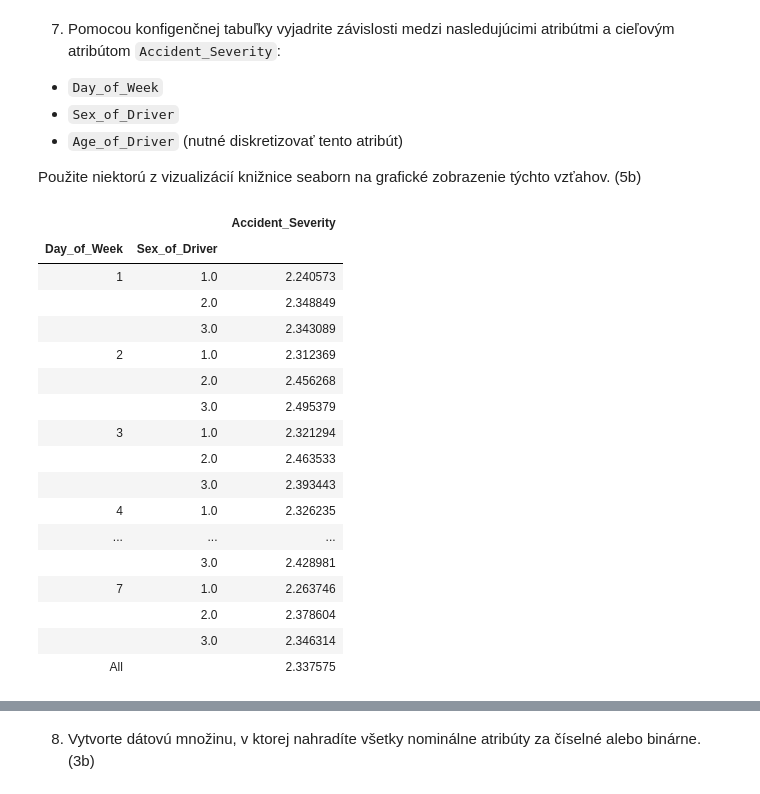
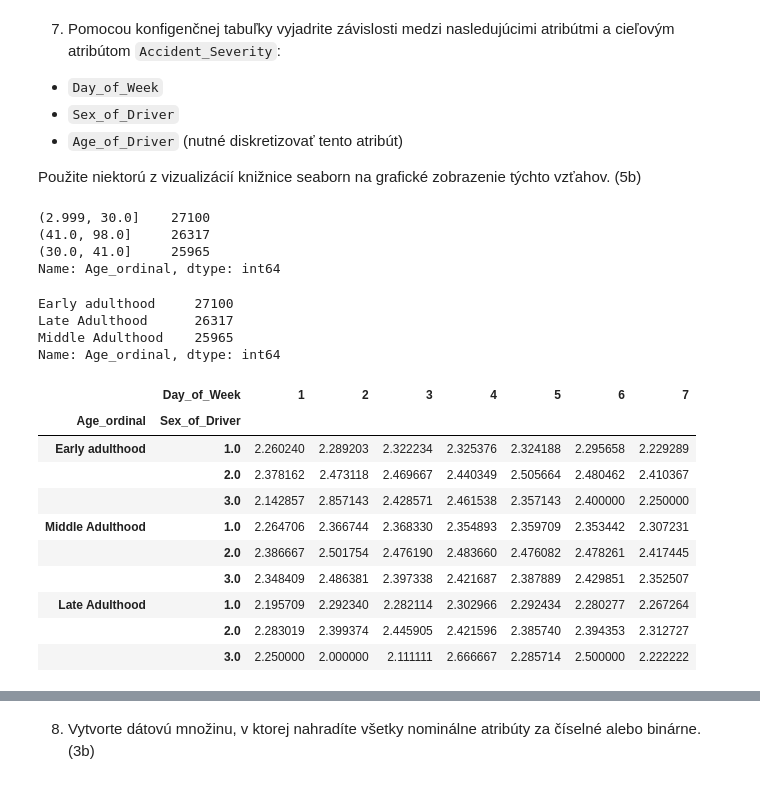
Before and after one commit to InuTao/moje_WDA, a Jupyter notebook: extra/zadanie/zadanie.ipynb, the cells around one changed output, grey strips where cells are left out. Cells and saved outputs as stored; diff of their text form; code cells hidden in the pictures.

```diff
--- a/extra/zadanie/zadanie.ipynb
+++ b/extra/zadanie/zadanie.ipynb
@@ -284,25 +303,34 @@ test["Vehicle_Type"].isna().sum()
 * `Age_of_Driver` (nutné diskretizovať tento atribút)
 
 Použite niektorú z vizualizácií knižnice seaborn na grafické zobrazenie týchto vzťahov. (5b)
-# %%
-ptable = pd.pivot_table(test, index=["Day_of_Week", "Sex_of_Driver"], values="Accident_Severity", margins = True)
-ptable
-# %% [output]
-|  |  | Accident_Severity |
-| Day_of_Week | Sex_of_Driver |  |
-| 1 | 1.0 | 2.240573 |
-|  | 2.0 | 2.348849 |
-|  | 3.0 | 2.343089 |
-| 2 | 1.0 | 2.312369 |
-|  | 2.0 | 2.456268 |
-|  | 3.0 | 2.495379 |
-| 3 | 1.0 | 2.321294 |
-|  | 2.0 | 2.463533 |
-|  | 3.0 | 2.393443 |
-| 4 | 1.0 | 2.326235 |
-| ... | ... | ... |
-|  | 3.0 | 2.428981 |
-| 7 | 1.0 | 2.263746 |
-|  | 2.0 | 2.378604 |
-|  | 3.0 | 2.346314 |
-| All |  | 2.337575 |
+# %%
+test["Age_ordinal"] = pd.qcut(test["Age_of_Driver"], 3)
+test["Age_ordinal"].value_counts()
+# %% [output]
+(2.999, 30.0]    27100
+(41.0, 98.0]     26317
+(30.0, 41.0]     25965
+Name: Age_ordinal, dtype: int64
+# %%
+test["Age_ordinal"] = pd.cut(test["Age_of_Driver"], bins=[0, 30, 41, 100], include_lowest=True, labels=["Early adulthood", "Middle Adulthood", "Late Adulthood"])
+test["Age_ordinal"].value_counts()
+# %% [output]
+Early adulthood     27100
+Late Adulthood      26317
+Middle Adulthood    25965
+Name: Age_ordinal, dtype: int64
+# %%
+pd.pivot_table(test, index=["Age_ordinal", "Sex_of_Driver"], columns="Day_of_Week", values="Accident_Severity", aggfunc="mean")
+#pd.pivot_table(data, index=["sex", "pclass"], columns="age_ordinal", values="survived", aggfunc="mean")
+# %% [output]
+|  | Day_of_Week | 1 | 2 | 3 | 4 | 5 | 6 | 7 |
+| Age_ordinal | Sex_of_Driver |  |  |  |  |  |  |  |
+| Early adulthood | 1.0 | 2.260240 | 2.289203 | 2.322234 | 2.325376 | 2.324188 | 2.295658 | 2.229289 |
+|  | 2.0 | 2.378162 | 2.473118 | 2.469667 | 2.440349 | 2.505664 | 2.480462 | 2.410367 |
+|  | 3.0 | 2.142857 | 2.857143 | 2.428571 | 2.461538 | 2.357143 | 2.400000 | 2.250000 |
+| Middle Adulthood | 1.0 | 2.264706 | 2.366744 | 2.368330 | 2.354893 | 2.359709 | 2.353442 | 2.307231 |
+|  | 2.0 | 2.386667 | 2.501754 | 2.476190 | 2.483660 | 2.476082 | 2.478261 | 2.417445 |
+|  | 3.0 | 2.348409 | 2.486381 | 2.397338 | 2.421687 | 2.387889 | 2.429851 | 2.352507 |
+| Late Adulthood | 1.0 | 2.195709 | 2.292340 | 2.282114 | 2.302966 | 2.292434 | 2.280277 | 2.267264 |
+|  | 2.0 | 2.283019 | 2.399374 | 2.445905 | 2.421596 | 2.385740 | 2.394353 | 2.312727 |
+|  | 3.0 | 2.250000 | 2.000000 | 2.111111 | 2.666667 | 2.285714 | 2.500000 | 2.222222 |
```
Also changed, not shown: parts of 29 cells of this notebook, 11 other files.
